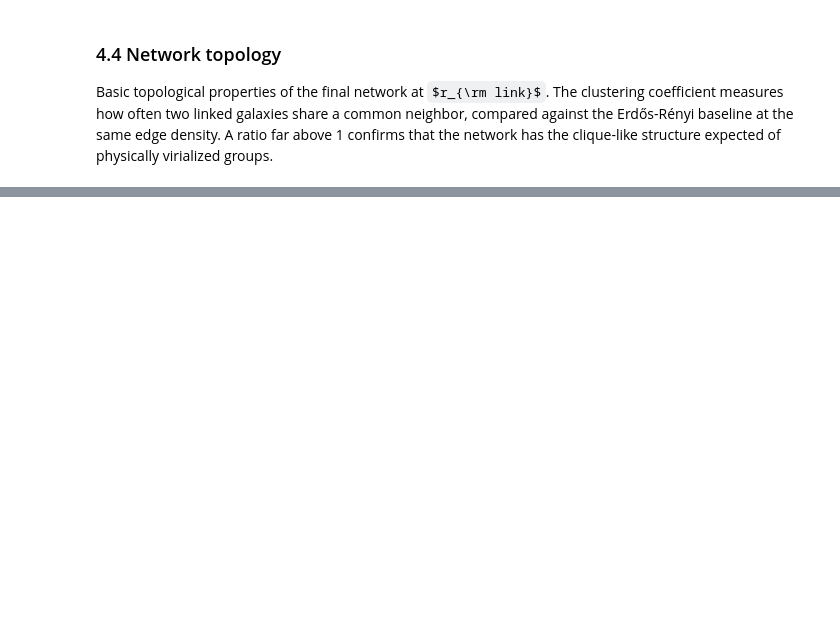
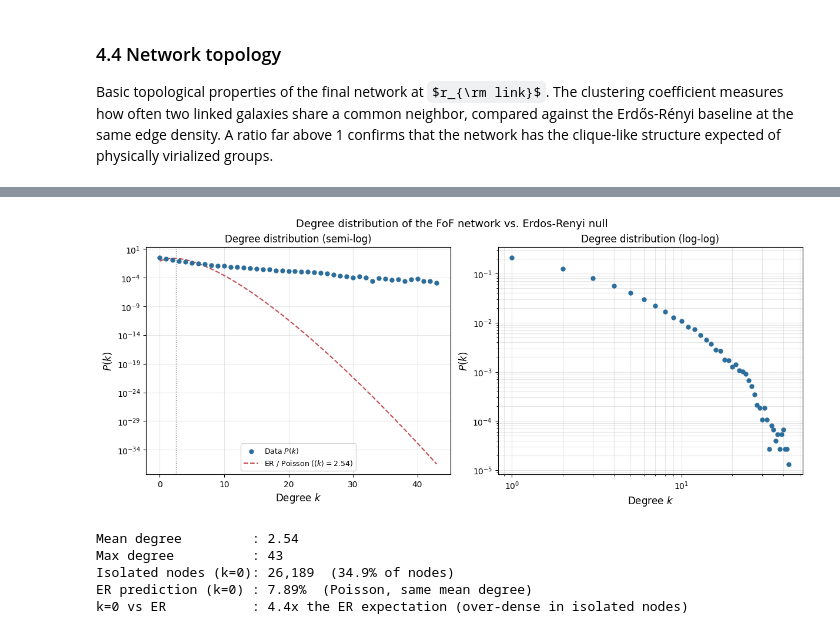
Before and after one commit to M-A-Tbn/CN-project, a Jupyter notebook: Notebook/CN-Project.ipynb, the cells around one changed output, grey strips where cells are left out. Saved outputs shown, nothing was run; the diff lists cells and outputs as text; code cells hidden in the pictures; some formulas as TeX source; blank space fills up the shorter version.

```diff
--- a/Notebook/CN-Project.ipynb
+++ b/Notebook/CN-Project.ipynb
@@ -718,0 +820,61 @@ print(f"  GCC size                   : {gcc_size:,}  ({100*gcc_size/n_nodes:.1f}
+# %%
+# --- Degree distribution -------------------------------------------------
+# Degree k = number of cylindrical-FoF links a galaxy has. We compare the
+# empirical P(k) against the Poisson law of an Erdos-Renyi graph with the same
+# mean degree -- the null model for a graph carrying no spatial structure.
+from scipy.stats import poisson
+
+mean_degree = degrees.mean()
+k_max       = int(degrees.max())
+
+# Empirical degree distribution P(k), normalised over all nodes (incl. k=0)
+k_vals = np.arange(0, k_max + 1)
+counts = np.bincount(degrees, minlength=k_max + 1)
+pk     = counts / counts.sum()
+
+# ER / Poisson null with the same mean degree
+pk_er = poisson.pmf(k_vals, mean_degree)
+
+fig, (axL, axR) = plt.subplots(1, 2, figsize=(12, 5), constrained_layout=True)
+
+# Left: semi-log -- exposes the exponential bulk and any heavy tail
+axL.scatter(k_vals, pk, s=25, color='#2C6E9B', zorder=3, label=r'Data $P(k)$')
+axL.plot(k_vals, pk_er, '--', color='#C44E52',
+         label=fr'ER / Poisson ($\langle k \rangle = {mean_degree:.2f}$)')
+axL.axvline(mean_degree, color='grey', ls=':', lw=1)
+axL.set_yscale('log')
+axL.set_xlabel(r'Degree $k$', fontsize=12)
+axL.set_ylabel(r'$P(k)$', fontsize=12)
+axL.set_title('Degree distribution (semi-log)', fontsize=12)
+axL.legend(fontsize=9)
+axL.grid(alpha=0.3)
+
+# Right: log-log -- exposes a power-law tail if present (k >= 1 only)
+mask = (k_vals >= 1) & (pk > 0)
+axR.scatter(k_vals[mask], pk[mask], s=25, color='#2C6E9B', zorder=3)
+axR.set_xscale('log')
+axR.set_yscale('log')
+axR.set_xlabel(r'Degree $k$', fontsize=12)
+axR.set_ylabel(r'$P(k)$', fontsize=12)
+axR.set_title('Degree distribution (log-log)', fontsize=12)
+axR.grid(alpha=0.3, which='both')
+
+fig.suptitle('Degree distribution of the FoF network vs. Erdos-Renyi null',
+             fontsize=13)
+plt.savefig('../report/figures/Degree_Distribution.pdf', bbox_inches='tight', dpi=200)
+plt.show()
+
+print(f"Mean degree         : {mean_degree:.2f}")
+print(f"Max degree          : {k_max}")
+print(f"Isolated nodes (k=0): {counts[0]:,}  ({100 * counts[0] / n_nodes:.1f}% of nodes)")
+print(f"ER prediction (k=0) : {100 * pk_er[0]:.2f}%  (Poisson, same mean degree)")
+ratio_k0 = pk[0] / pk_er[0]
+print(f"k=0 vs ER           : {ratio_k0:.1f}x the ER expectation "
+      f"({'over' if ratio_k0 > 1 else 'under'}-dense in isolated nodes)")
+# %% [output]
+[figure, added]
+Mean degree         : 2.54
+Max degree          : 43
+Isolated nodes (k=0): 26,189  (34.9% of nodes)
+ER prediction (k=0) : 7.89%  (Poisson, same mean degree)
+k=0 vs ER           : 4.4x the ER expectation (over-dense in isolated nodes)
```
Also changed, not shown: parts of 18 cells of this notebook, 2 other files.
